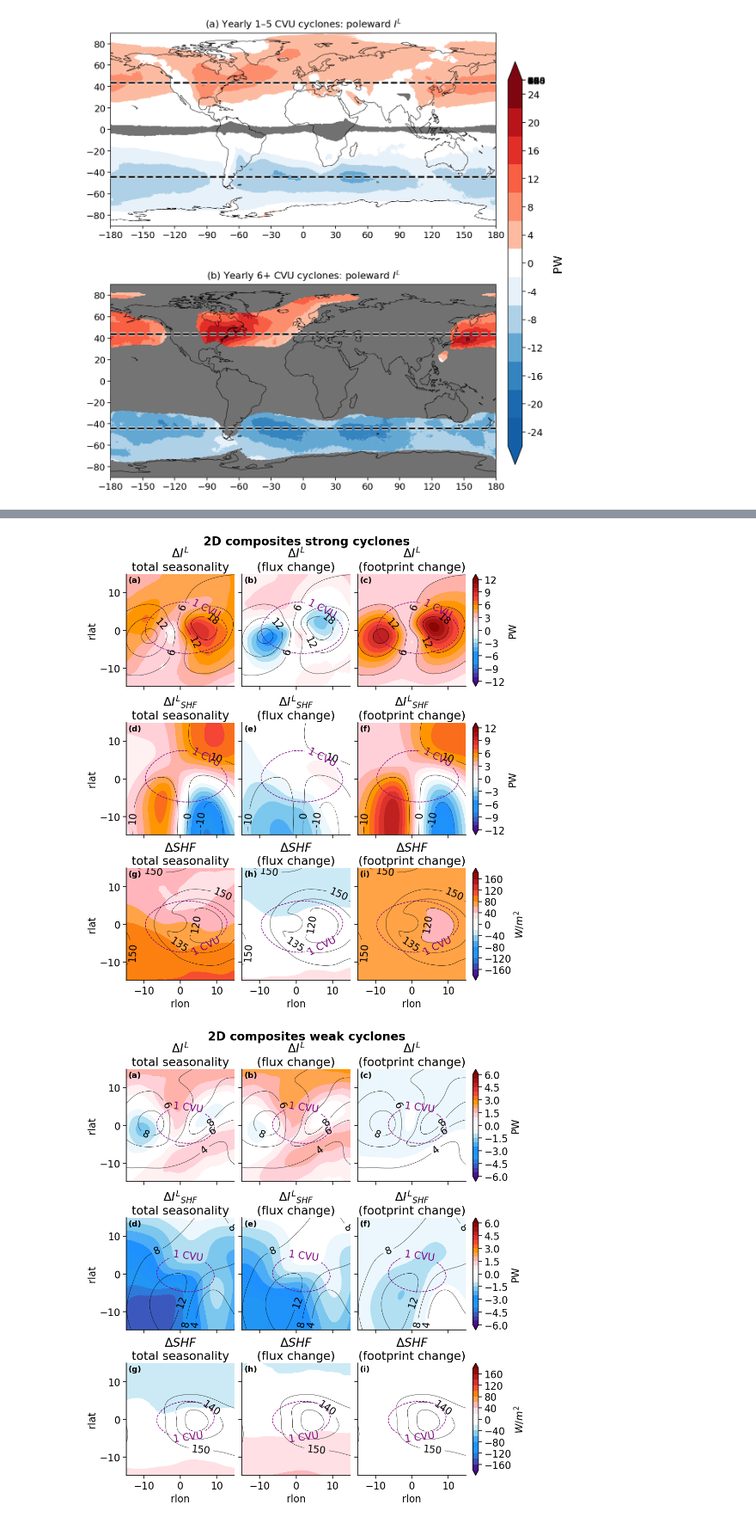
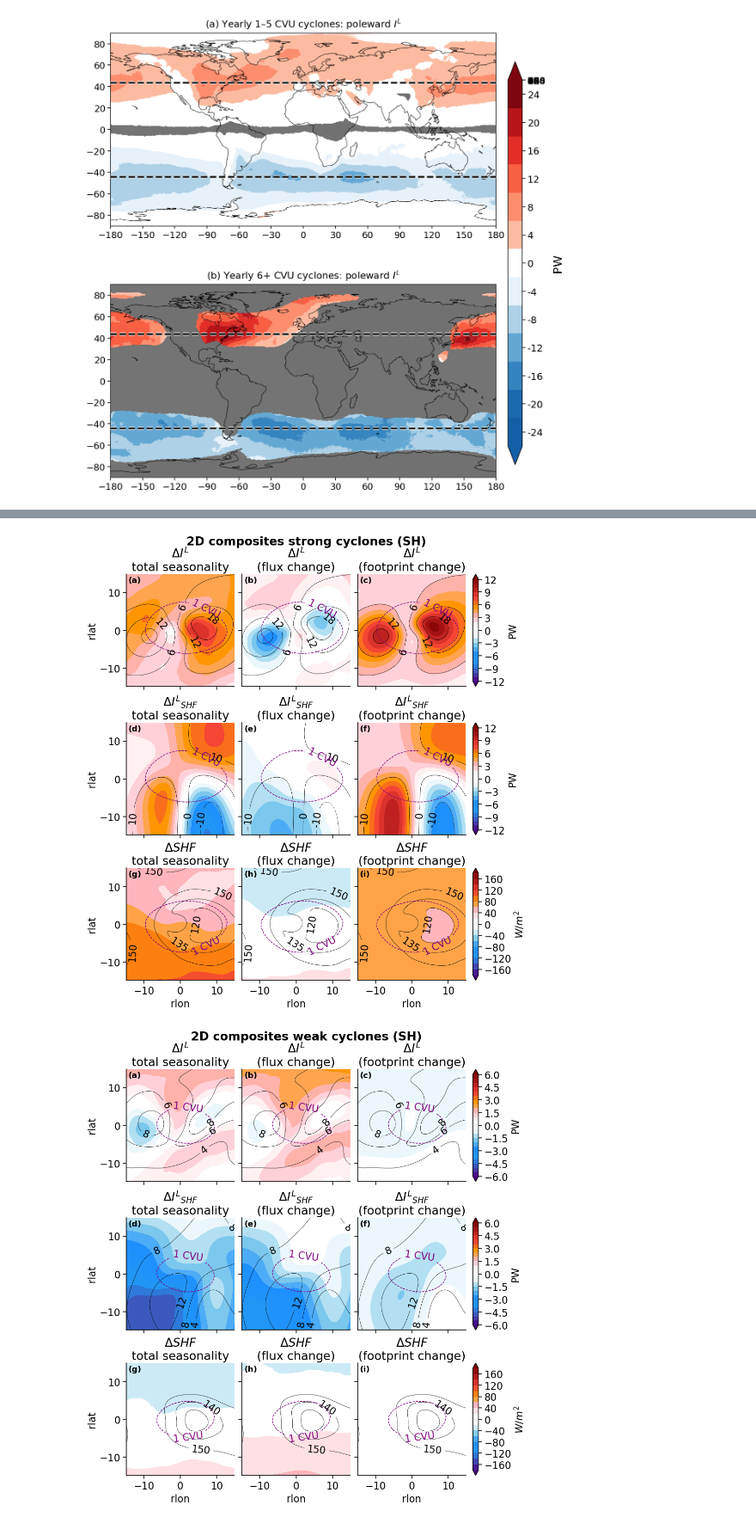
Before and after one commit to gmsarro/mse_cyclone-energetics, a Jupyter notebook: notebooks/final_figures.ipynb, the cells around one changed output, grey strips where cells are left out. Shown at 86% size. Saved outputs shown, nothing was run; the diff lists cells and outputs as text; code cells hidden in the pictures.

```diff
--- a/notebooks/final_figures.ipynb
+++ b/notebooks/final_figures.ipynb
@@ -1382,7 +1382,7 @@ def plot_2d_composites_decomposition_all(
 
     strength = {0: 'strong cyclones', 1: 'weak cyclones'}
     fig.suptitle(
-        f'2D composites {strength[C]}',
+        f'2D composites {strength[C]} (SH)',
         y=1.02, fontweight='bold',
     )
 
@@ -1394,35 +1394,35 @@ def plot_2d_composites_decomposition_all(
             fontweight='bold', va='top', ha='left',
         )
 
     fig.savefig(
         os.path.join(
             OUT_DIR,
             f'2D_composites_{strength[C].replace(" ", "_")}_all_decompose.pdf',
         ),
         bbox_inches='tight',
     )
     fig.savefig(
         os.path.join(
             OUT_DIR,
             f'2D_composites_{strength[C].replace(" ", "_")}_all_decompose.png',
         ),
         dpi=600, facecolor='white', bbox_inches='tight',
     )
     plt.show()
 
 plot_2d_composites_decomposition_all(
     C=0, factor=PW_factor, func=_identity,
     levels=np.arange(-12, 13, 1),
     levels2=np.arange(-180, 200, 20),
 )
 plot_2d_composites_decomposition_all(
     C=1, factor=PW_factor, func=_identity,
     levels=np.arange(-12, 13, 1) / 2,
     levels2=np.arange(-180, 200, 20),
 )
 # %% [output]
-[figure, old version]
+[figure, new version]
-[figure, old version]
+[figure, new version]
 # %%
 _nh_int_path = str(OUTPUT_ROOT / "cyclone_centered" / "Composites_Intense_NH_noleap.nc")
 _nh_wk_path = str(OUTPUT_ROOT / "cyclone_centered" / "Composites_Weak_NH_noleap.nc")
```
Also changed, not shown: parts of 2 cells of this notebook, 5 other files.
